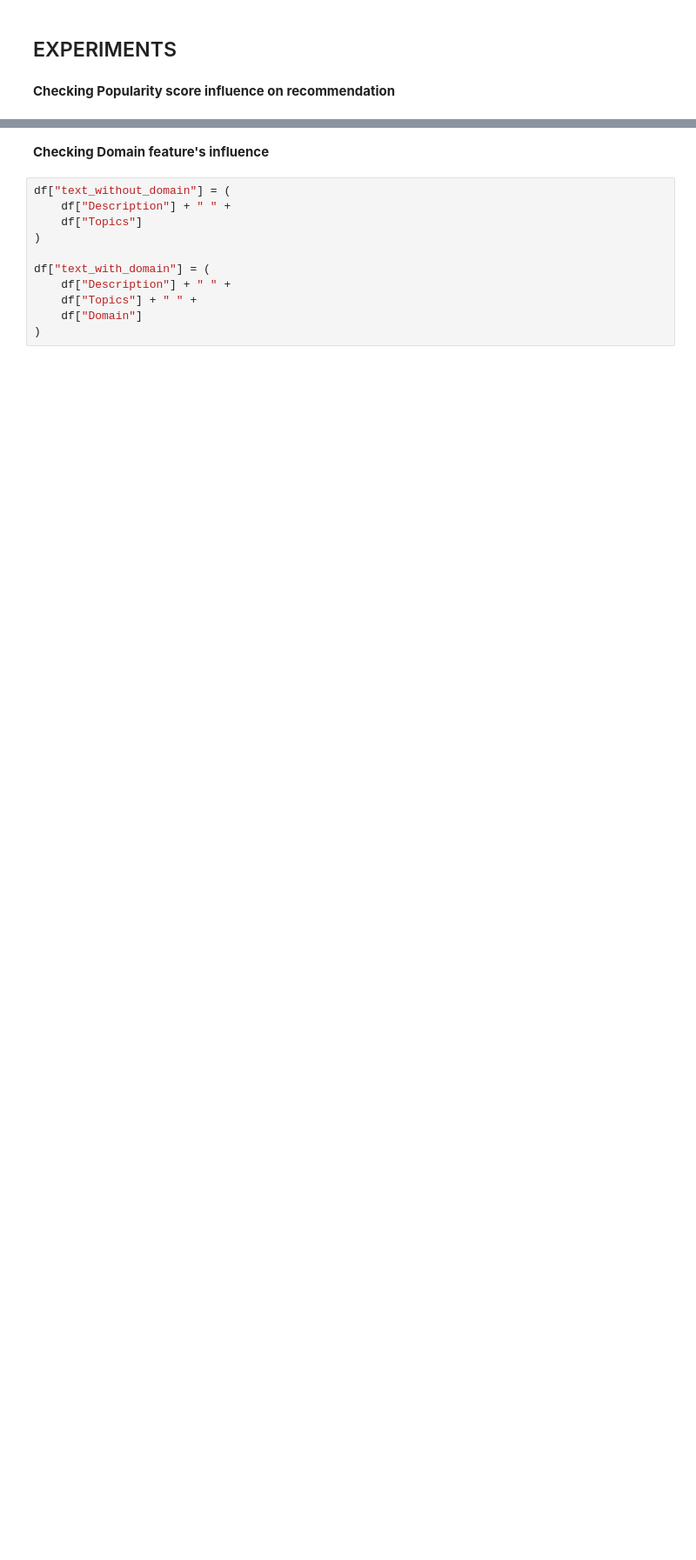
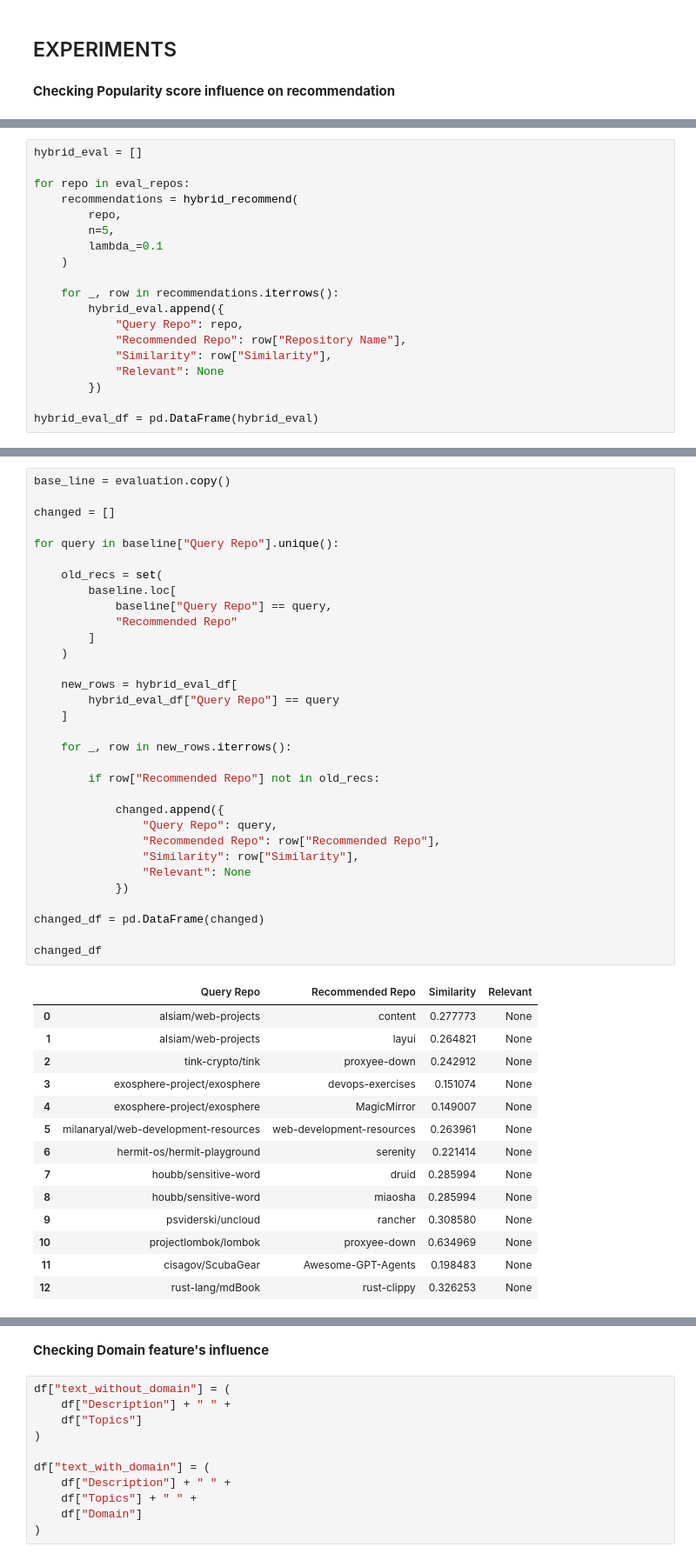
Before and after one commit to Vedid11/OpenSourceCompass, a Jupyter notebook: notebooks/model_training.ipynb, the cells around one changed output, grey strips where cells are left out. Shown at 87% size. Cells and saved outputs as stored; diff of their text form; blank space fills up the shorter version.

```diff
--- a/notebooks/model_training.ipynb
+++ b/notebooks/model_training.ipynb
@@ -388,0 +394,19 @@ def hybrid_recommend(full_name, n=5, lambda_=0.1):
+# %%
+hybrid_eval = []
+
+for repo in eval_repos:
+    recommendations = hybrid_recommend(
+        repo,
+        n=5,
+        lambda_=0.1
+    )
+
+    for _, row in recommendations.iterrows():
+        hybrid_eval.append({
+            "Query Repo": repo,
+            "Recommended Repo": row["Repository Name"],
+            "Similarity": row["Similarity"],
+            "Relevant": None
+        })
+
+hybrid_eval_df = pd.DataFrame(hybrid_eval)
@@ -388,0 +429,47 @@ def hybrid_recommend(full_name, n=5, lambda_=0.1):
+# %%
+base_line = evaluation.copy()
+
+changed = []
+
+for query in baseline["Query Repo"].unique():
+
+    old_recs = set(
+        baseline.loc[
+            baseline["Query Repo"] == query,
+            "Recommended Repo"
+        ]
+    )
+
+    new_rows = hybrid_eval_df[
+        hybrid_eval_df["Query Repo"] == query
+    ]
+
+    for _, row in new_rows.iterrows():
+
+        if row["Recommended Repo"] not in old_recs:
+
+            changed.append({
+                "Query Repo": query,
+                "Recommended Repo": row["Recommended Repo"],
+                "Similarity": row["Similarity"],
+                "Relevant": None
+            })
+
+changed_df = pd.DataFrame(changed)
+
+changed_df
+# %% [output]
+|  | Query Repo | Recommended Repo | Similarity | Relevant |
+| 0 | alsiam/web-projects | content | 0.277773 | None |
+| 1 | alsiam/web-projects | layui | 0.264821 | None |
+| 2 | tink-crypto/tink | proxyee-down | 0.242912 | None |
+| 3 | exosphere-project/exosphere | devops-exercises | 0.151074 | None |
+| 4 | exosphere-project/exosphere | MagicMirror | 0.149007 | None |
+| 5 | milanaryal/web-development-resources | web-development-resources | 0.263961 | None |
+| 6 | hermit-os/hermit-playground | serenity | 0.221414 | None |
+| 7 | houbb/sensitive-word | druid | 0.285994 | None |
+| 8 | houbb/sensitive-word | miaosha | 0.285994 | None |
+| 9 | psviderski/uncloud | rancher | 0.308580 | None |
+| 10 | projectlombok/lombok | proxyee-down | 0.634969 | None |
+| 11 | cisagov/ScubaGear | Awesome-GPT-Agents | 0.198483 | None |
+| 12 | rust-lang/mdBook | rust-clippy | 0.326253 | None |
```
Also changed, not shown: parts of 9 cells of this notebook.
